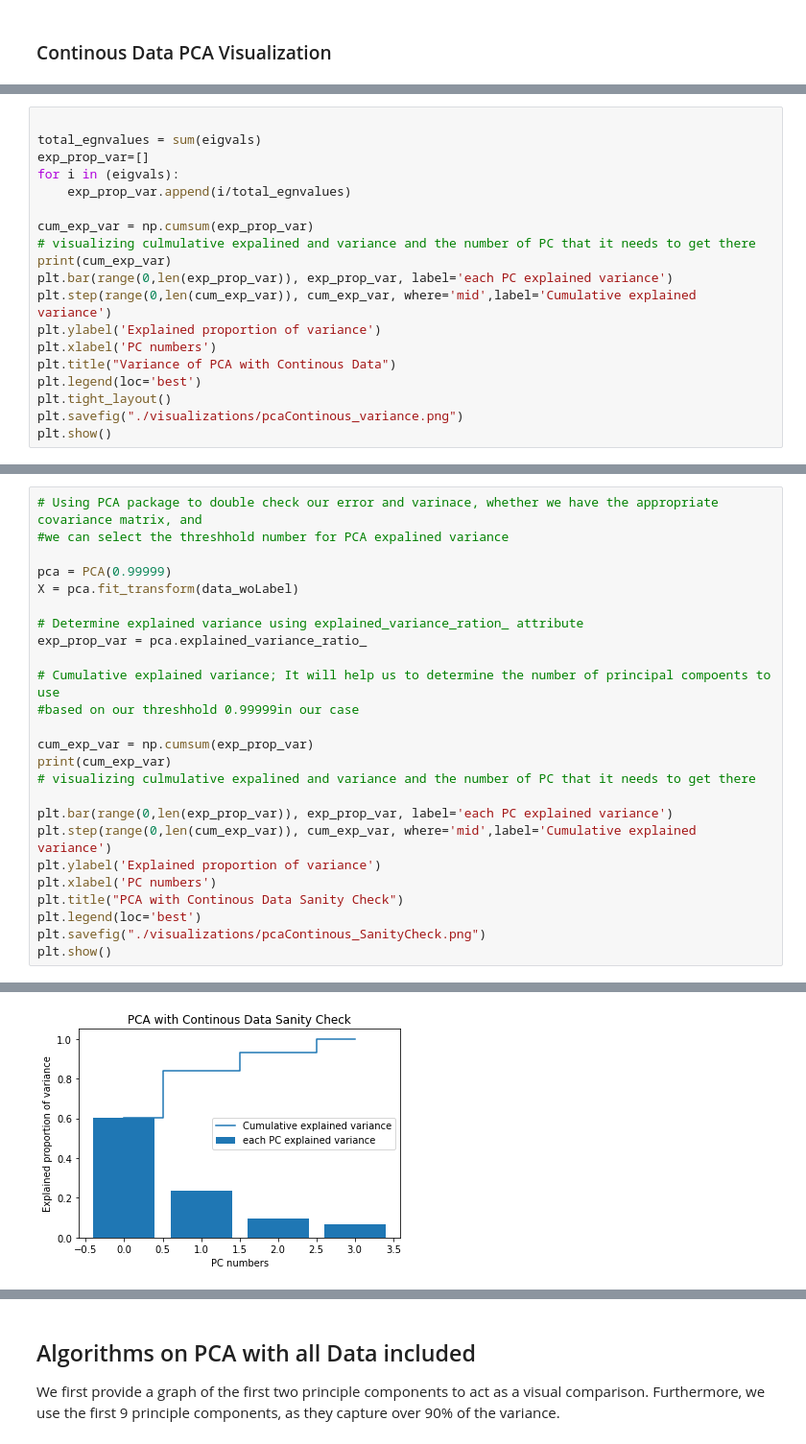
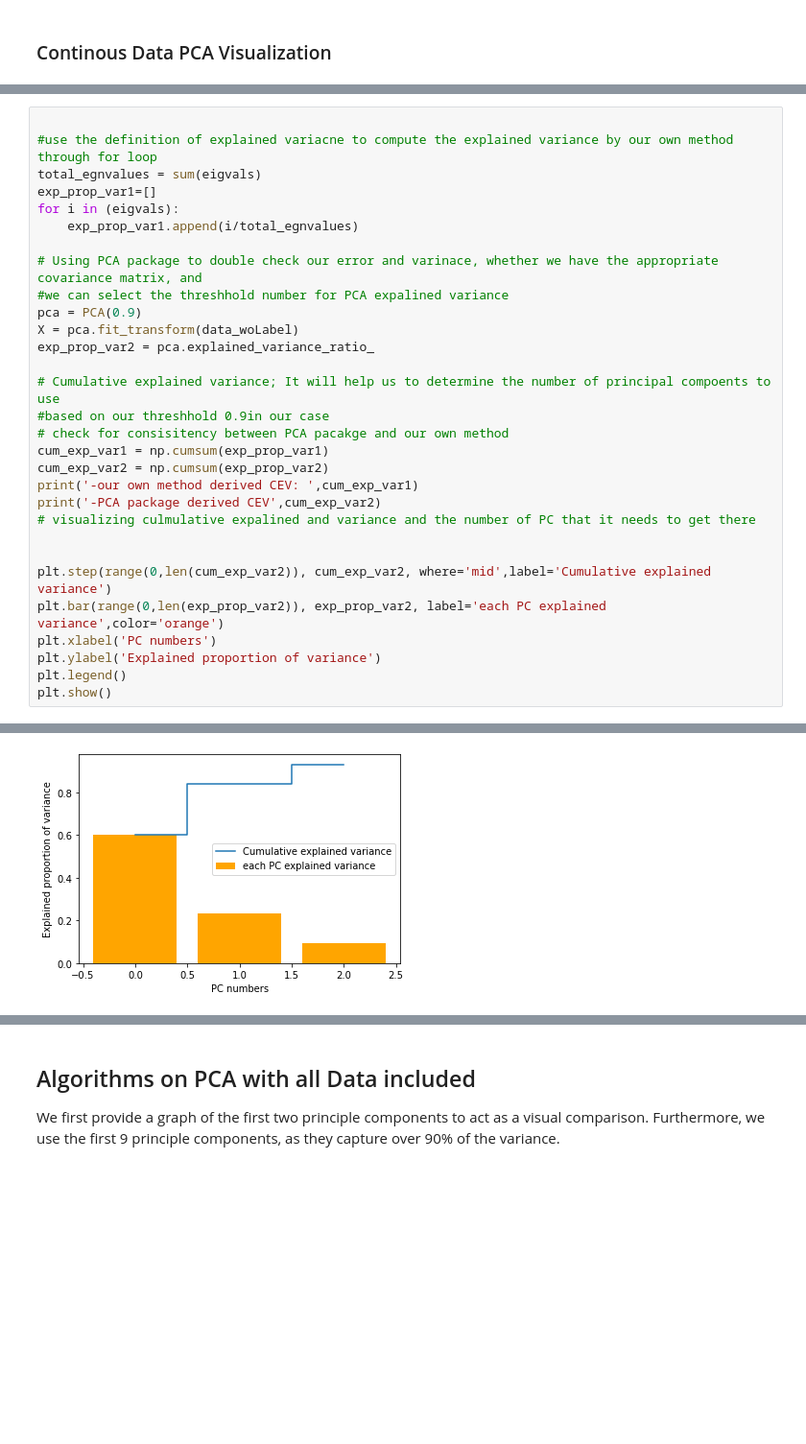
Before and after one commit to joshua-j-hong/COGS118B_Project, a Jupyter notebook: project_code.ipynb, the cells around one changed output, grey strips where cells are left out. Shown at 96% size. Drawn from its saved outputs; the diff is of its cells as text; blank space fills up the shorter version.

```diff
--- a/project_code.ipynb
+++ b/project_code.ipynb
@@ -439,19 +370,0 @@ scatterplot.savefig("./visualizations/pcaContinous_Data.png")
-# %%
-
-total_egnvalues = sum(eigvals)
-exp_prop_var=[]
-for i in (eigvals):
-    exp_prop_var.append(i/total_egnvalues)
-
-cum_exp_var = np.cumsum(exp_prop_var)
-# visualizing culmulative expalined and variance and the number of PC that it needs to get there
-print(cum_exp_var)
-plt.bar(range(0,len(exp_prop_var)), exp_prop_var, label='each PC explained variance')
-plt.step(range(0,len(cum_exp_var)), cum_exp_var, where='mid',label='Cumulative explained variance')
-plt.ylabel('Explained proportion of variance')
-plt.xlabel('PC numbers')
-plt.title("Variance of PCA with Continous Data")
-plt.legend(loc='best')
-plt.tight_layout()
-plt.savefig("./visualizations/pcaContinous_variance.png")
-plt.show()
@@ -461,26 +371,31 @@ plt.show()
 # %%
+
+#use the definition of explained variacne to compute the explained variance by our own method through for loop
+total_egnvalues = sum(eigvals)
+exp_prop_var1=[]
+for i in (eigvals):
+    exp_prop_var1.append(i/total_egnvalues)
+
 # Using PCA package to double check our error and varinace, whether we have the appropriate covariance matrix, and
 #we can select the threshhold number for PCA expalined variance
-
-pca = PCA(0.99999)
+pca = PCA(0.9)
 X = pca.fit_transform(data_woLabel)
-
-# Determine explained variance using explained_variance_ration_ attribute
-exp_prop_var = pca.explained_variance_ratio_
+exp_prop_var2 = pca.explained_variance_ratio_
 
 # Cumulative explained variance; It will help us to determine the number of principal compoents to use
-#based on our threshhold 0.99999in our case
-
-cum_exp_var = np.cumsum(exp_prop_var)
-print(cum_exp_var)
+#based on our threshhold 0.9in our case
+# check for consisitency between PCA pacakge and our own method
+cum_exp_var1 = np.cumsum(exp_prop_var1)
+cum_exp_var2 = np.cumsum(exp_prop_var2)
+print('-our own method derived CEV: ',cum_exp_var1)
+print('-PCA package derived CEV',cum_exp_var2)
 # visualizing culmulative expalined and variance and the number of PC that it needs to get there
 
-plt.bar(range(0,len(exp_prop_var)), exp_prop_var, label='each PC explained variance')
-plt.step(range(0,len(cum_exp_var)), cum_exp_var, where='mid',label='Cumulative explained variance')
+
+plt.step(range(0,len(cum_exp_var2)), cum_exp_var2, where='mid',label='Cumulative explained variance')
+plt.bar(range(0,len(exp_prop_var2)), exp_prop_var2, label='each PC explained variance',color='orange')
+plt.xlabel('PC numbers')
 plt.ylabel('Explained proportion of variance')
-plt.xlabel('PC numbers')
-plt.title("PCA with Continous Data Sanity Check")
-plt.legend(loc='best')
-plt.savefig("./visualizations/pcaContinous_SanityCheck.png")
+plt.legend()
 plt.show()
 # %% [output]
@@ -488,3 +404,3 @@ plt.show()
-[figure, old version]
+[figure, new version]
 # %%
 fig = plt.figure()
```
Also changed, not shown: parts of 38 cells of this notebook.
